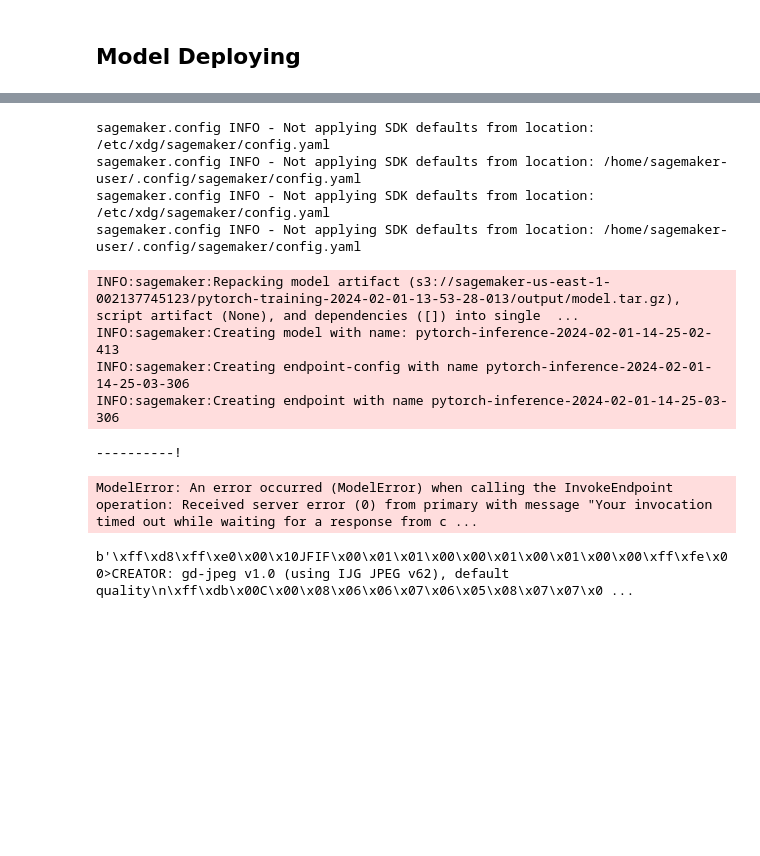
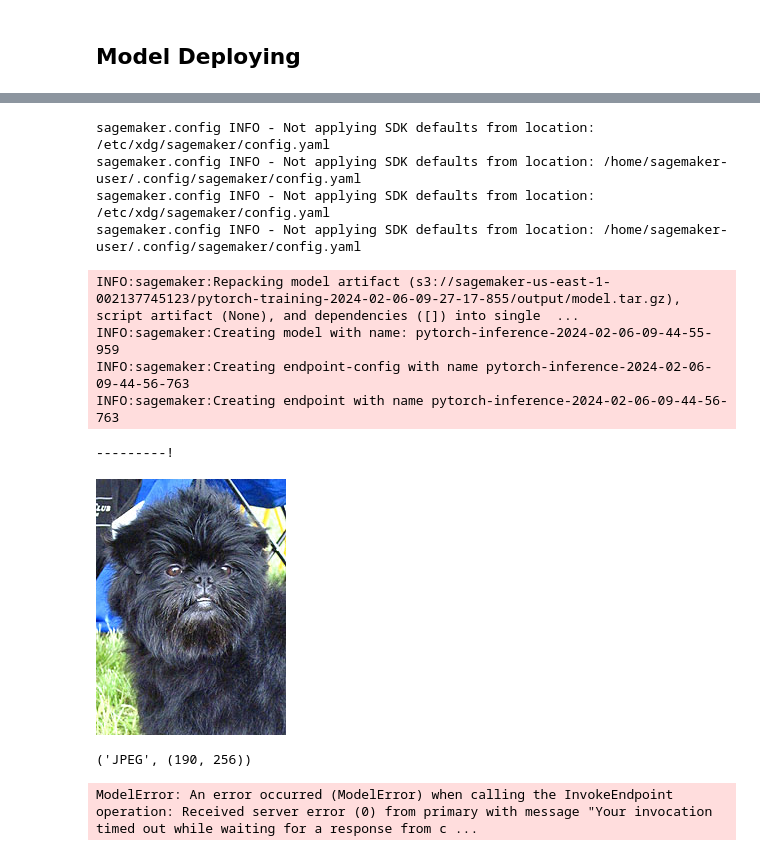
Before and after one commit to soyaoki/AWSMLE-Image-Classification-using-AWS-SageMaker, a Jupyter notebook: train_and_deploy.ipynb, the cells around one changed output, grey strips where cells are left out. Drawn from its saved outputs; the diff is of its cells as text; code cells hidden in the pictures; blank space fills up the shorter version.

```diff
--- a/train_and_deploy.ipynb
+++ b/train_and_deploy.ipynb
@@ -371,32 +438,46 @@ IPython.display.HTML(filename=profiler_report_name + "/profiler-output/profiler-
 # TODO: Deploy your model to an endpoint
 
 # predictor = estimator.deploy(initial_instance_count=1, instance_type="ml.g4dn.xlarge") # TODO: Add your deployment configuration like instance type and number of instances
+
+jpeg_serializer = sagemaker.serializers.IdentitySerializer("image/jpeg")
+json_deserializer = sagemaker.deserializers.JSONDeserializer()
+
+class ImagePredictor(Predictor):
+    def __init__(self, endpoint_name, sagemaker_session):
+        super(ImagePredictor, self).__init__(
+            endpoint_name,
+            sagemaker_session=sagemaker_session,
+            serializer=jpeg_serializer,
+            deserializer=json_deserializer,
+        )
 
 pytorch_model = PyTorchModel(
     model_data='s3://{}/{}/output/model.tar.gz'.format(bucket, estimator.latest_training_job.name),
     role=role,
     entry_point='scripts/inference.py',
     py_version="py36",
-    framework_version="1.8"
+    framework_version="1.8",
+    predictor_cls=ImagePredictor
 )
+
 predictor = pytorch_model.deploy(initial_instance_count=1, instance_type="ml.g4dn.xlarge")
 # %% [output]
 sagemaker.config INFO - Not applying SDK defaults from location: /etc/xdg/sagemaker/config.yaml
 sagemaker.config INFO - Not applying SDK defaults from location: /home/sagemaker-user/.config/sagemaker/config.yaml
 sagemaker.config INFO - Not applying SDK defaults from location: /etc/xdg/sagemaker/config.yaml
 sagemaker.config INFO - Not applying SDK defaults from location: /home/sagemaker-user/.config/sagemaker/config.yaml
-INFO:sagemaker:Repacking model artifact (s3://sagemaker-us-east-1-002137745123/pytorch-training-2024-02-01-13-53-28-013/output/model.tar.gz), script artifact (None), and dependencies ([]) into single  ...
-INFO:sagemaker:Creating model with name: pytorch-inference-2024-02-01-14-25-02-413
-INFO:sagemaker:Creating endpoint-config with name pytorch-inference-2024-02-01-14-25-03-306
-INFO:sagemaker:Creating endpoint with name pytorch-inference-2024-02-01-14-25-03-306
+INFO:sagemaker:Repacking model artifact (s3://sagemaker-us-east-1-002137745123/pytorch-training-2024-02-06-09-27-17-855/output/model.tar.gz), script artifact (None), and dependencies ([]) into single  ...
+INFO:sagemaker:Creating model with name: pytorch-inference-2024-02-06-09-44-55-959
+INFO:sagemaker:Creating endpoint-config with name pytorch-inference-2024-02-06-09-44-56-763
+INFO:sagemaker:Creating endpoint with name pytorch-inference-2024-02-06-09-44-56-763
-----------!
+---------!
 # %%
 # TODO: Run an prediction on the endpoint
 
 payload = None
-with open("./dogImages/valid/001.Affenpinscher/Affenpinscher_00038.jpg", 'rb') as f:
+with open("./dogImages/valid/001.Affenpinscher/Affenpinscher_00041.jpg", 'rb') as f:
     payload = f.read()# TODO: Your code to load and preprocess image to send to endpoint for prediction
 
-response = predictor.predict(payload)
+Image.open(io.BytesIO(payload))
 # %% [output]
-ModelError: An error occurred (ModelError) when calling the InvokeEndpoint operation: Received server error (0) from primary with message "Your invocation timed out while waiting for a response from c ...
+[figure, added]
@@ -402,0 +486,8 @@ ModelError: An error occurred (ModelError) when calling the InvokeEndpoint opera
+# %%
+img.format, img.size
+# %% [output]
+('JPEG', (190, 256))
+# %%
+response = predictor.predict(payload, initial_args={"ContentType": "image/jpeg"})
+# %% [output]
+ModelError: An error occurred (ModelError) when calling the InvokeEndpoint operation: Received server error (0) from primary with message "Your invocation timed out while waiting for a response from c ...
@@ -403,7 +497,5 @@ ModelError: An error occurred (ModelError) when calling the InvokeEndpoint opera
 # %%
 print(payload)
-# %% [output]
-b'\xff\xd8\xff\xe0\x00\x10JFIF\x00\x01\x01\x00\x00\x01\x00\x01\x00\x00\xff\xfe\x00>CREATOR: gd-jpeg v1.0 (using IJG JPEG v62), default quality\n\xff\xdb\x00C\x00\x08\x06\x06\x07\x06\x05\x08\x07\x07\x0 ...
 # %%
 from PIL import Image
 import numpy as np
```
Also changed, not shown: parts of 24 cells of this notebook, 2 other files.
